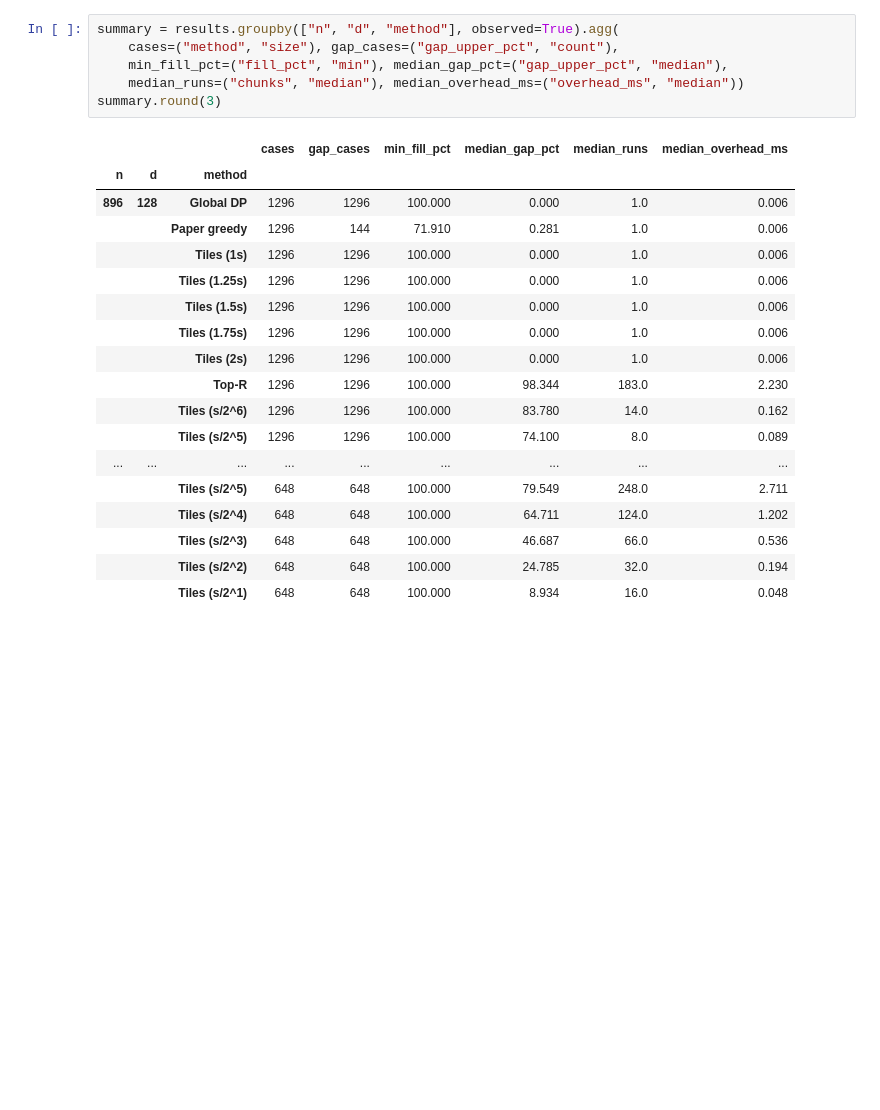
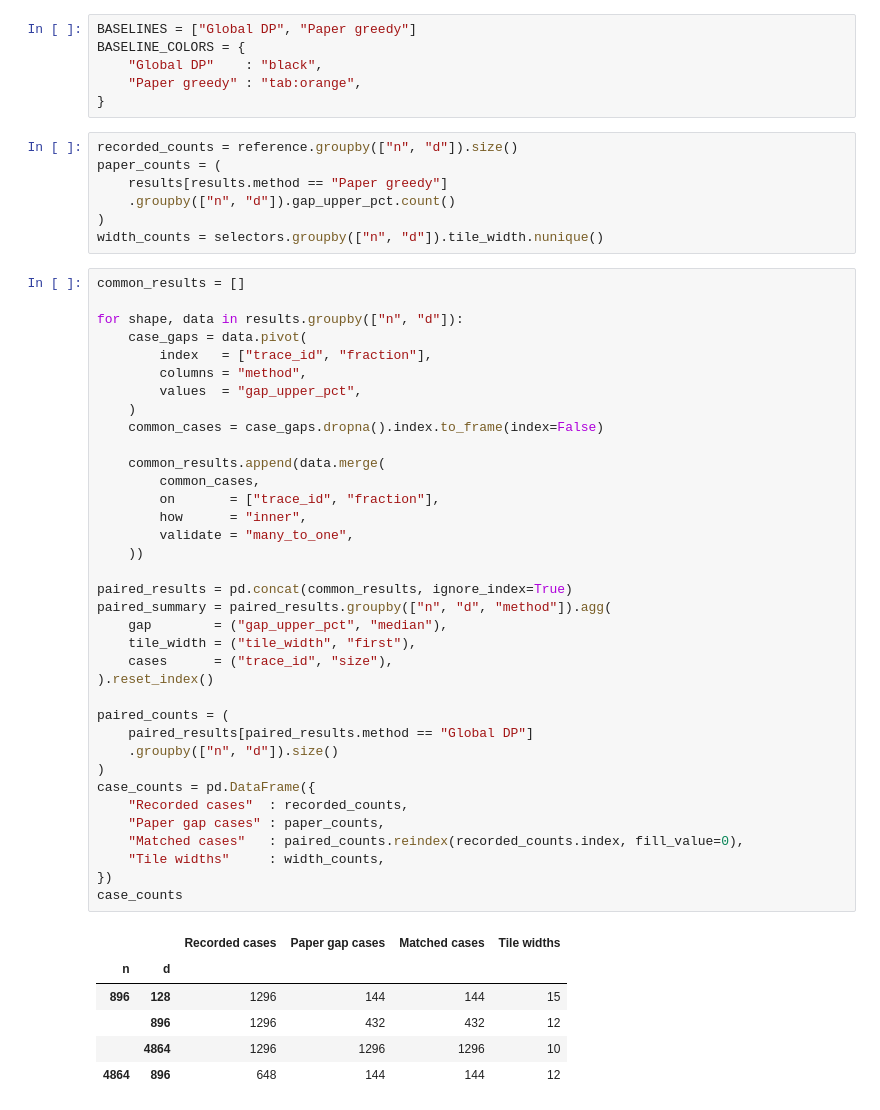
Before and after one commit to yabsed/vlm-in-flash-jupyter, a Jupyter notebook: results/02/02_04_analyze_oracle.ipynb, the cells around one changed output. Drawn from its saved outputs; the diff is of its cells as text; blank space fills up the shorter version.

```diff
--- a/results/02/02_04_analyze_oracle.ipynb
+++ b/results/02/02_04_analyze_oracle.ipynb
@@ -144,25 +128,56 @@ plt.show()
+# %%
+BASELINES = ["Global DP", "Paper greedy"]
+BASELINE_COLORS = {
+    "Global DP"    : "black",
+    "Paper greedy" : "tab:orange",
+}
 # %%
-summary = results.groupby(["n", "d", "method"], observed=True).agg(
-    cases=("method", "size"), gap_cases=("gap_upper_pct", "count"),
-    min_fill_pct=("fill_pct", "min"), median_gap_pct=("gap_upper_pct", "median"),
-    median_runs=("chunks", "median"), median_overhead_ms=("overhead_ms", "median"))
-summary.round(3)
+recorded_counts = reference.groupby(["n", "d"]).size()
+paper_counts = (
+    results[results.method == "Paper greedy"]
+    .groupby(["n", "d"]).gap_upper_pct.count()
+)
+width_counts = selectors.groupby(["n", "d"]).tile_width.nunique()
-# %% [output]
-|  |  |  | cases | gap_cases | min_fill_pct | median_gap_pct | median_runs | median_overhead_ms |
-| n | d | method |  |  |  |  |  |  |
-| 896 | 128 | Global DP | 1296 | 1296 | 100.000 | 0.000 | 1.0 | 0.006 |
-|  |  | Paper greedy | 1296 | 144 | 71.910 | 0.281 | 1.0 | 0.006 |
-|  |  | Tiles (1s) | 1296 | 1296 | 100.000 | 0.000 | 1.0 | 0.006 |
-|  |  | Tiles (1.25s) | 1296 | 1296 | 100.000 | 0.000 | 1.0 | 0.006 |
-|  |  | Tiles (1.5s) | 1296 | 1296 | 100.000 | 0.000 | 1.0 | 0.006 |
-|  |  | Tiles (1.75s) | 1296 | 1296 | 100.000 | 0.000 | 1.0 | 0.006 |
-|  |  | Tiles (2s) | 1296 | 1296 | 100.000 | 0.000 | 1.0 | 0.006 |
-|  |  | Top-R | 1296 | 1296 | 100.000 | 98.344 | 183.0 | 2.230 |
-|  |  | Tiles (s/2^6) | 1296 | 1296 | 100.000 | 83.780 | 14.0 | 0.162 |
-|  |  | Tiles (s/2^5) | 1296 | 1296 | 100.000 | 74.100 | 8.0 | 0.089 |
-| ... | ... | ... | ... | ... | ... | ... | ... | ... |
-|  |  | Tiles (s/2^5) | 648 | 648 | 100.000 | 79.549 | 248.0 | 2.711 |
-|  |  | Tiles (s/2^4) | 648 | 648 | 100.000 | 64.711 | 124.0 | 1.202 |
-|  |  | Tiles (s/2^3) | 648 | 648 | 100.000 | 46.687 | 66.0 | 0.536 |
-|  |  | Tiles (s/2^2) | 648 | 648 | 100.000 | 24.785 | 32.0 | 0.194 |
-|  |  | Tiles (s/2^1) | 648 | 648 | 100.000 | 8.934 | 16.0 | 0.048 |
+# %%
+common_results = []
+
+for shape, data in results.groupby(["n", "d"]):
+    case_gaps = data.pivot(
+        index   = ["trace_id", "fraction"],
+        columns = "method",
+        values  = "gap_upper_pct",
+    )
+    common_cases = case_gaps.dropna().index.to_frame(index=False)
+
+    common_results.append(data.merge(
+        common_cases,
+        on       = ["trace_id", "fraction"],
+        how      = "inner",
+        validate = "many_to_one",
+    ))
+
+paired_results = pd.concat(common_results, ignore_index=True)
+paired_summary = paired_results.groupby(["n", "d", "method"]).agg(
+    gap        = ("gap_upper_pct", "median"),
+    tile_width = ("tile_width", "first"),
+    cases      = ("trace_id", "size"),
+).reset_index()
+
+paired_counts = (
+    paired_results[paired_results.method == "Global DP"]
+    .groupby(["n", "d"]).size()
+)
+case_counts = pd.DataFrame({
+    "Recorded cases"  : recorded_counts,
+    "Paper gap cases" : paper_counts,
+    "Matched cases"   : paired_counts.reindex(recorded_counts.index, fill_value=0),
+    "Tile widths"     : width_counts,
+})
+case_counts
+# %% [output]
+|  |  | Recorded cases | Paper gap cases | Matched cases | Tile widths |
+| n | d |  |  |  |  |
+| 896 | 128 | 1296 | 144 | 144 | 15 |
+|  | 896 | 1296 | 432 | 432 | 12 |
+|  | 4864 | 1296 | 1296 | 1296 | 10 |
+| 4864 | 896 | 648 | 144 | 144 | 12 |
```
Also changed, not shown: parts of 42 cells of this notebook.
